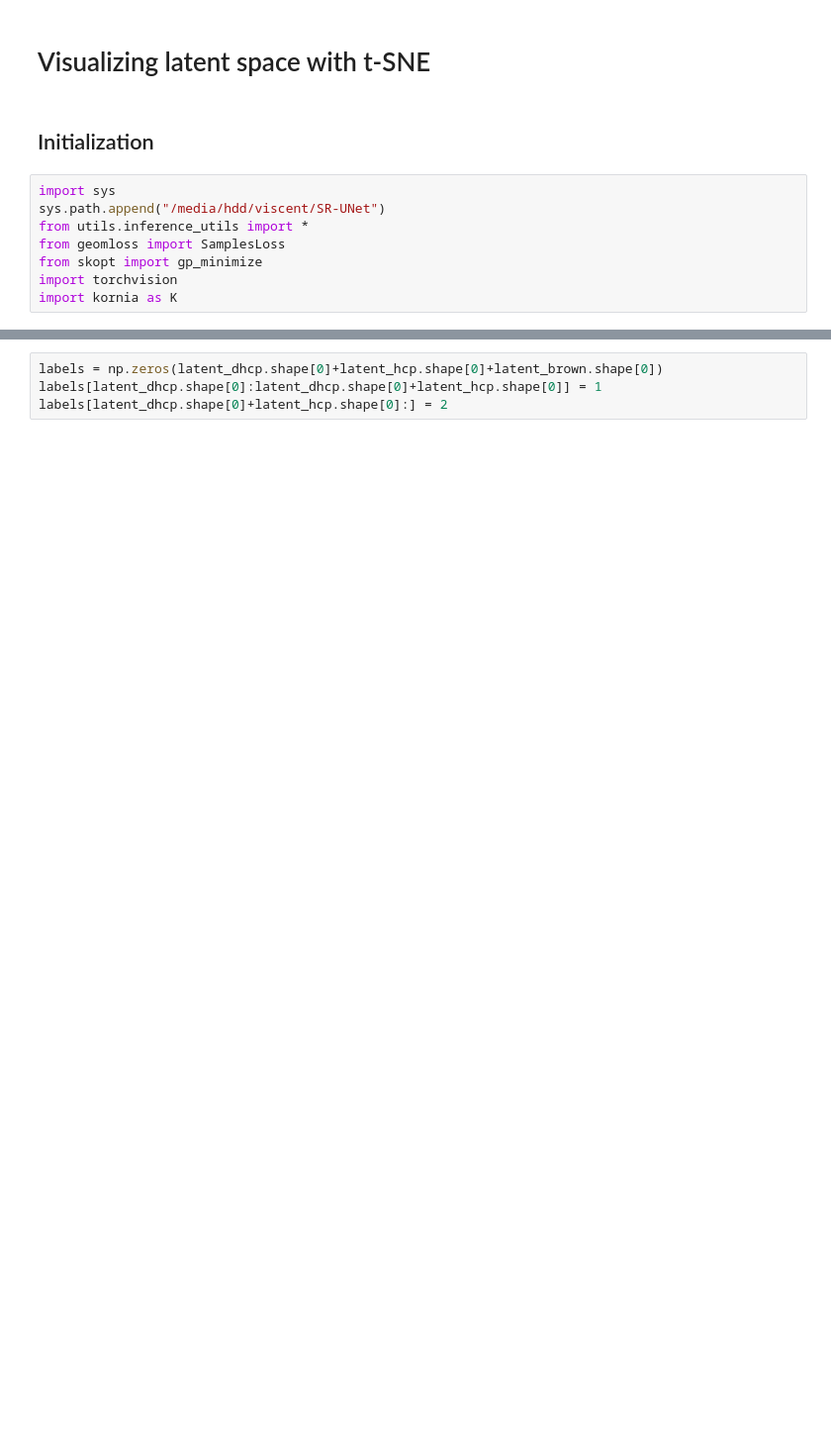
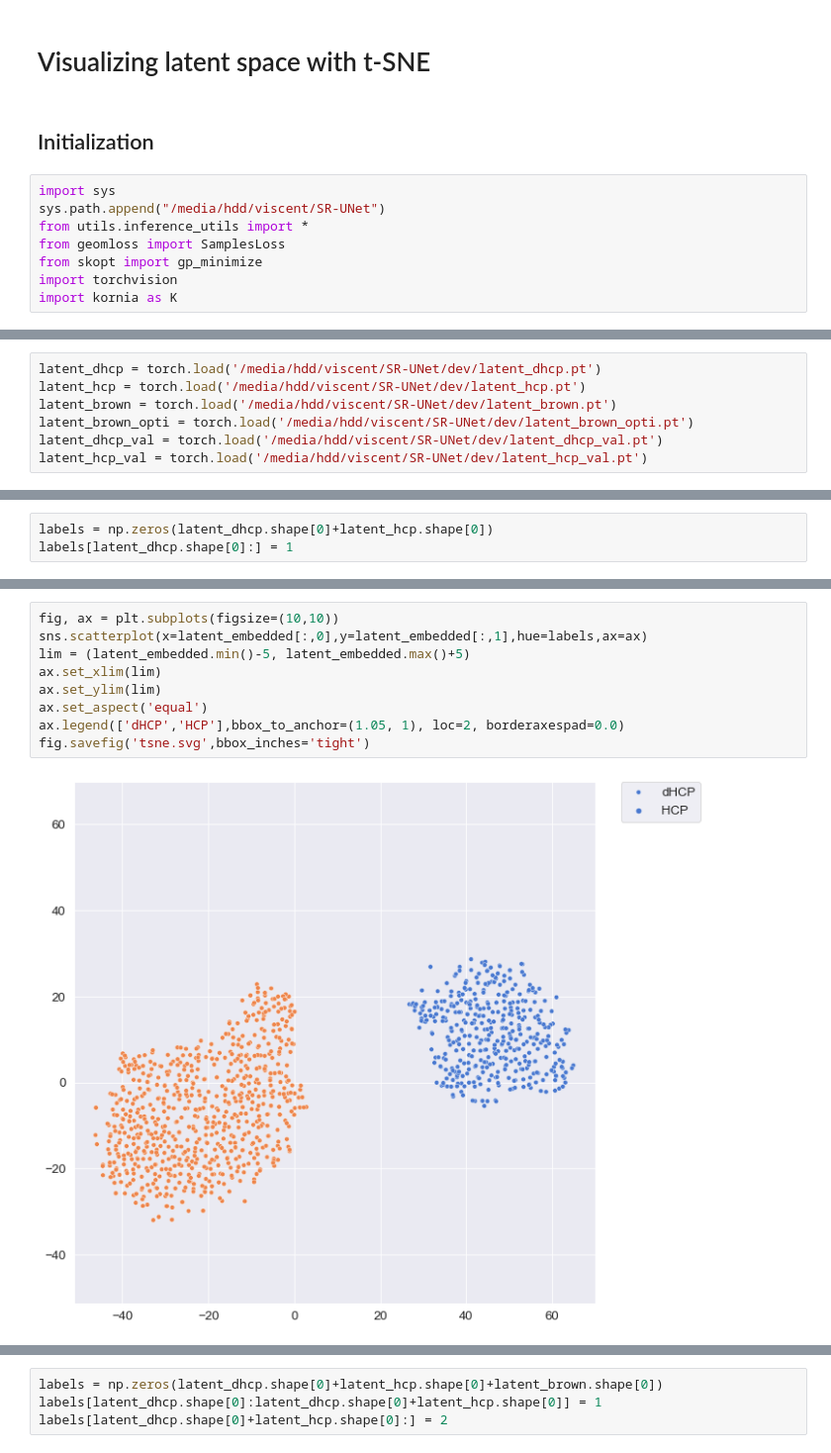
Before and after one commit to ExtremeViscent/SR-UNet, a Jupyter notebook: inference/publish_journal/tsne.ipynb, the cells around one changed output, grey strips where cells are left out. Shown at 99% size. Saved outputs shown, nothing was run; the diff lists cells and outputs as text; blank space fills up the shorter version.

```diff
--- a/inference/publish_journal/tsne.ipynb
+++ b/inference/publish_journal/tsne.ipynb
@@ -31,0 +30,7 @@ latent_brown = torch.load('latent_brown.pt')
+# %%
+latent_dhcp = torch.load('/media/hdd/viscent/SR-UNet/dev/latent_dhcp.pt')
+latent_hcp = torch.load('/media/hdd/viscent/SR-UNet/dev/latent_hcp.pt')
+latent_brown = torch.load('/media/hdd/viscent/SR-UNet/dev/latent_brown.pt')
+latent_brown_opti = torch.load('/media/hdd/viscent/SR-UNet/dev/latent_brown_opti.pt')
+latent_dhcp_val = torch.load('/media/hdd/viscent/SR-UNet/dev/latent_dhcp_val.pt')
+latent_hcp_val = torch.load('/media/hdd/viscent/SR-UNet/dev/latent_hcp_val.pt')
@@ -31,0 +41,3 @@ latent_brown = torch.load('latent_brown.pt')
+# %%
+labels = np.zeros(latent_dhcp.shape[0]+latent_hcp.shape[0])
+labels[latent_dhcp.shape[0]:] = 1
@@ -31,0 +85,11 @@ latent_brown = torch.load('latent_brown.pt')
+# %%
+fig, ax = plt.subplots(figsize=(10,10))
+sns.scatterplot(x=latent_embedded[:,0],y=latent_embedded[:,1],hue=labels,ax=ax)
+lim = (latent_embedded.min()-5, latent_embedded.max()+5)
+ax.set_xlim(lim)
+ax.set_ylim(lim)
+ax.set_aspect('equal')
+ax.legend(['dHCP','HCP'],bbox_to_anchor=(1.05, 1), loc=2, borderaxespad=0.0)
+fig.savefig('tsne.svg',bbox_inches='tight')
+# %% [output]
+[figure, added]
```
Also changed, not shown: parts of 47 cells of this notebook, 7 other files.
